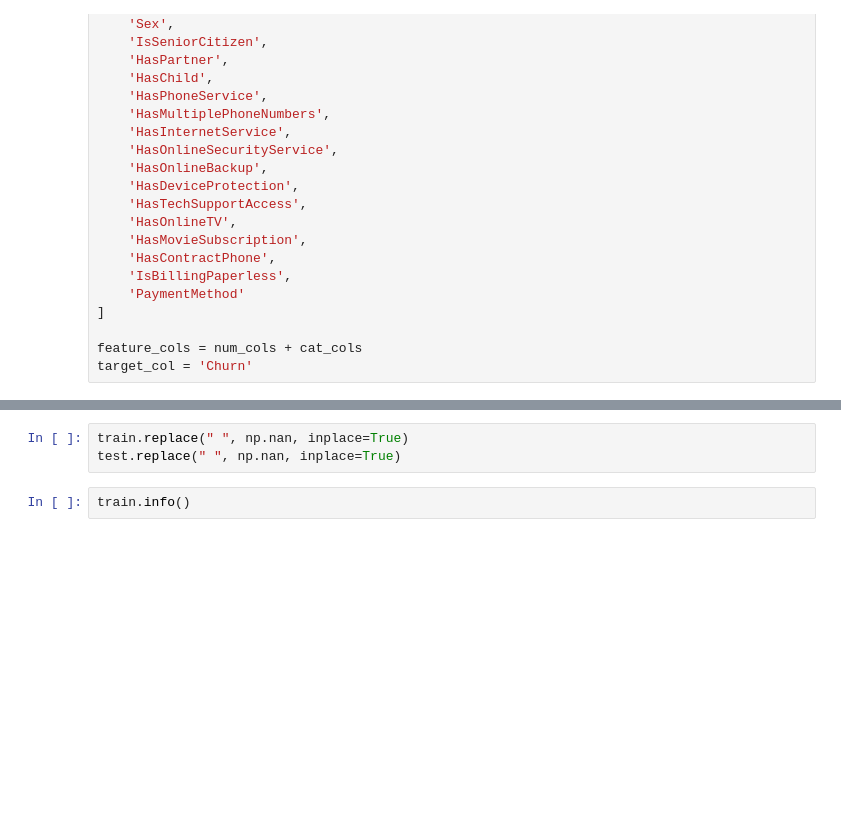
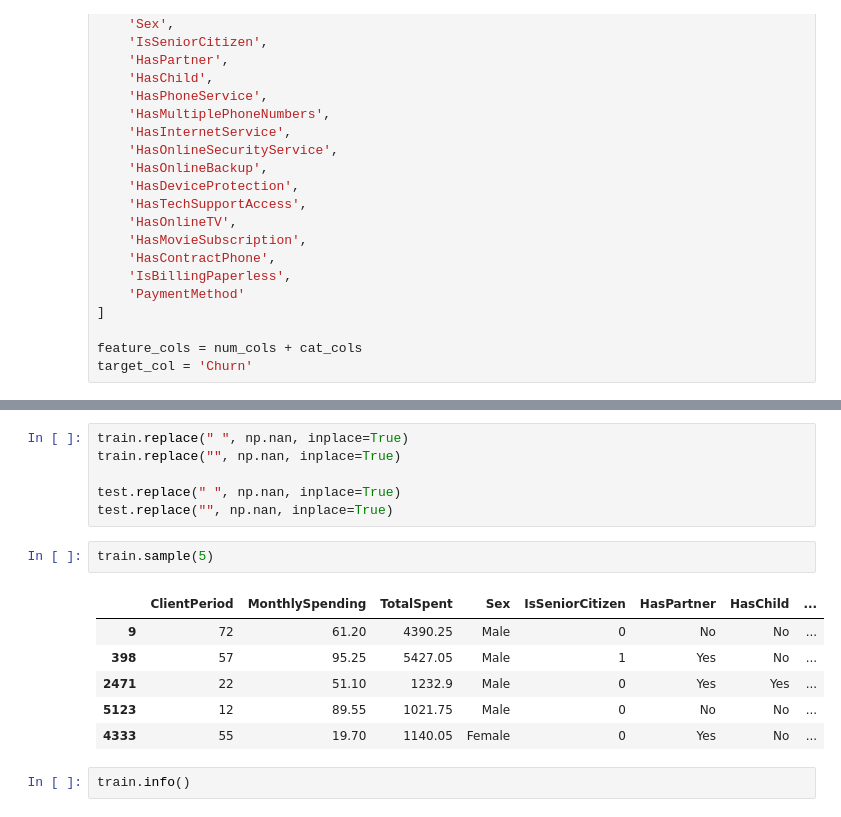
Before and after one commit to D1ffic00lt/dls-base-2022, a Jupyter notebook: 13. Домашнее задание. Решение ML-задачи и Kaggle/Kaggle/baseline.ipynb, the cells around one changed output, grey strips where cells are left out. Saved outputs shown, nothing was run; the diff lists cells and outputs as text; blank space fills up the shorter version.

```diff
--- a/13. Домашнее задание. Решение ML-задачи и Kaggle/Kaggle/baseline.ipynb
+++ b/13. Домашнее задание. Решение ML-задачи и Kaggle/Kaggle/baseline.ipynb
@@ -96,6 +117,18 @@ target_col = 'Churn'
 # %%
 train.replace(" ", np.nan, inplace=True)
+train.replace("", np.nan, inplace=True)
+
 test.replace(" ", np.nan, inplace=True)
+test.replace("", np.nan, inplace=True)
+# %%
+train.sample(5)
+# %% [output]
+|  | ClientPeriod | MonthlySpending | TotalSpent | Sex | IsSeniorCitizen | HasPartner | HasChild | ... |
+| 9 | 72 | 61.20 | 4390.25 | Male | 0 | No | No | ... |
+| 398 | 57 | 95.25 | 5427.05 | Male | 1 | Yes | No | ... |
+| 2471 | 22 | 51.10 | 1232.9 | Male | 0 | Yes | Yes | ... |
+| 5123 | 12 | 89.55 | 1021.75 | Male | 0 | No | No | ... |
+| 4333 | 55 | 19.70 | 1140.05 | Female | 0 | Yes | No | ... |
 # %%
 train.info()
 # %% [output]
```
Also changed, not shown: parts of 29 cells of this notebook, 1 other file.
